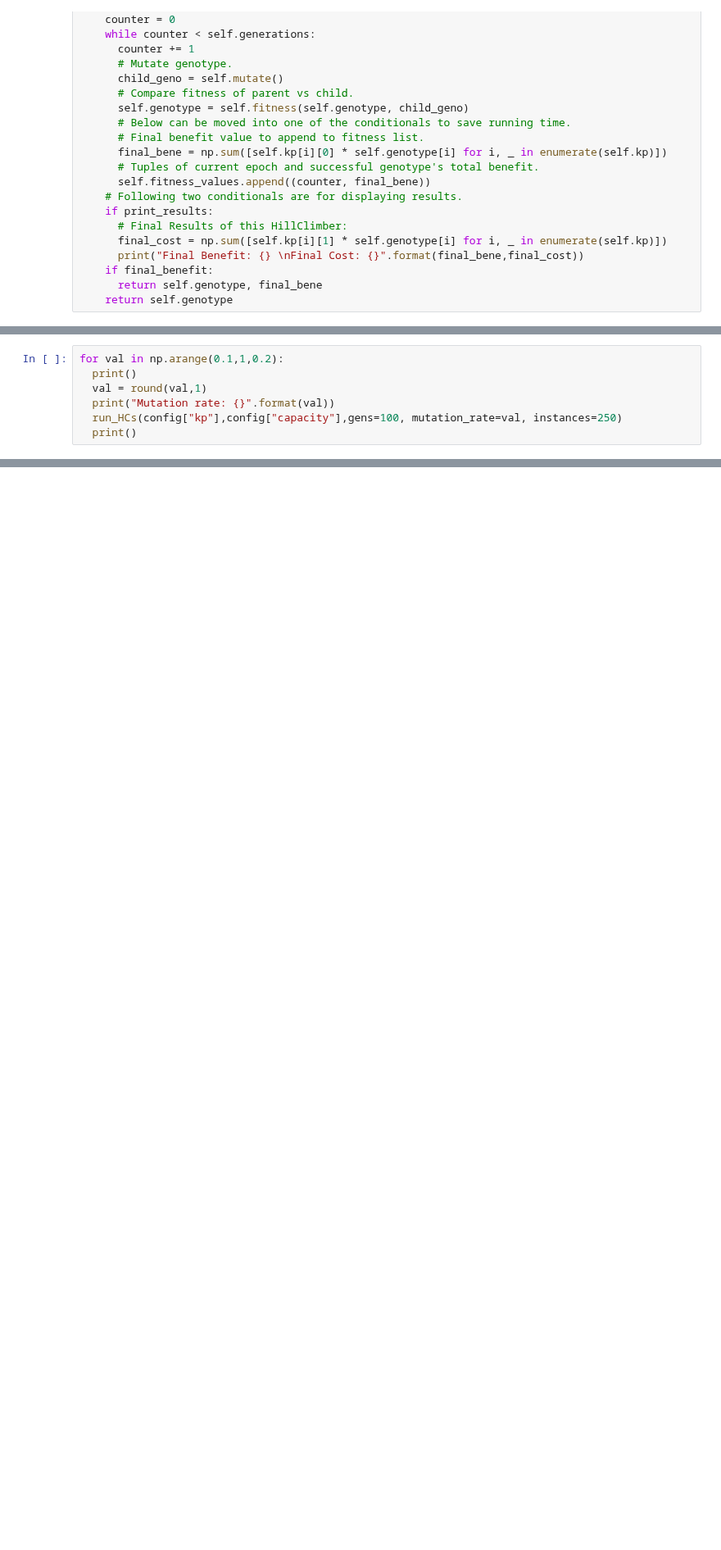
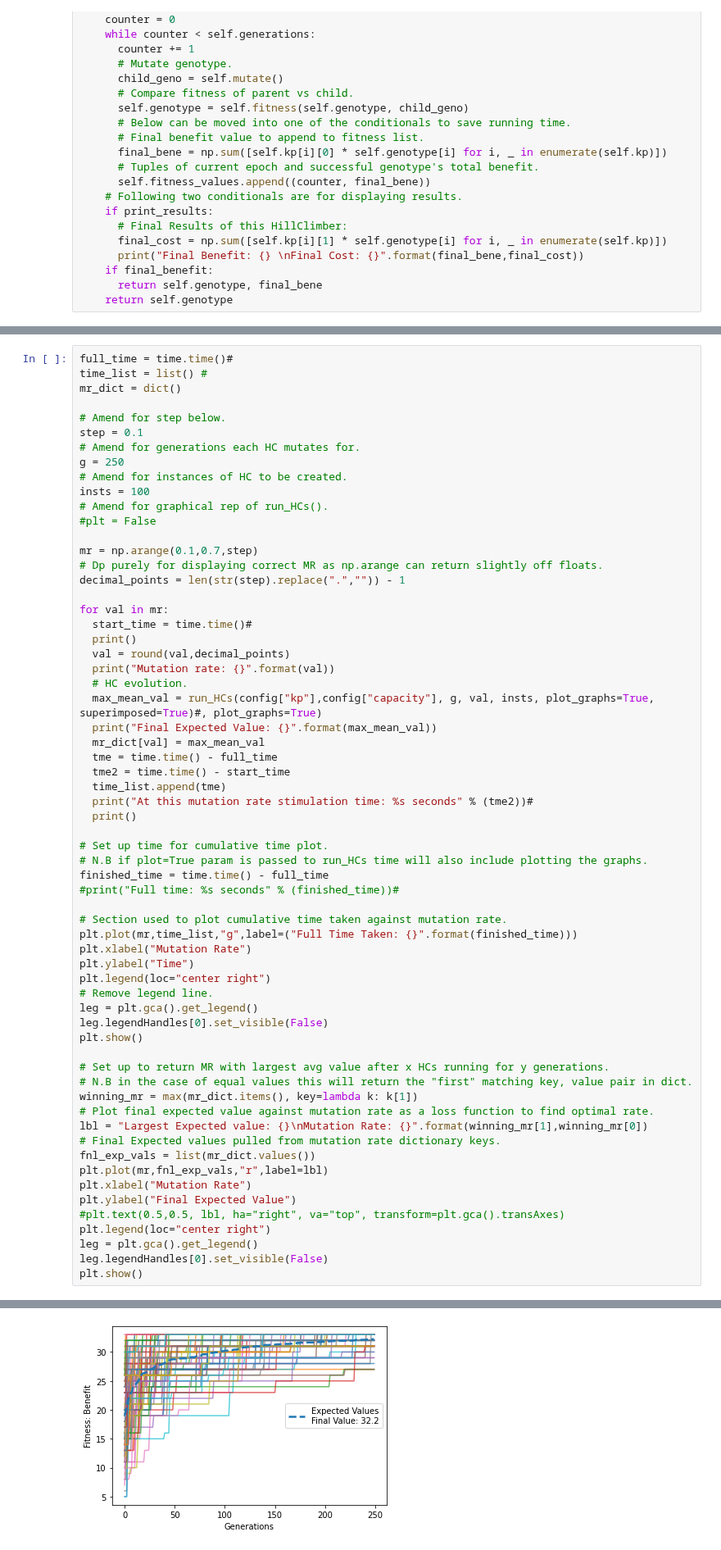
Before and after one commit to LordLean/Acquired-Intelligence-Adaptive-Behaviour, a Jupyter notebook: AIAB_Labs/hillclimber.ipynb, the cells around one changed output, grey strips where cells are left out. Shown at 82% size. Drawn from its saved outputs; the diff is of its cells as text; blank space fills up the shorter version.

```diff
--- a/AIAB_Labs/hillclimber.ipynb
+++ b/AIAB_Labs/hillclimber.ipynb
@@ -163,7 +178,0 @@ run_HCs(config["kp"],config["capacity"],gens=100, instances=100)
-# %%
-for val in np.arange(0.1,1,0.2):
-  print()
-  val = round(val,1)
-  print("Mutation rate: {}".format(val))
-  run_HCs(config["kp"],config["capacity"],gens=100, mutation_rate=val, instances=250)
-  print()
@@ -253,0 +179,64 @@ print(max(storage))
+# %%
+full_time = time.time()#
+time_list = list() #
+mr_dict = dict()
+
+# Amend for step below.
+step = 0.1
+# Amend for generations each HC mutates for.
+g = 250
+# Amend for instances of HC to be created.
+insts = 100
+# Amend for graphical rep of run_HCs().
+#plt = False
+
+mr = np.arange(0.1,0.7,step)
+# Dp purely for displaying correct MR as np.arange can return slightly off floats.
+decimal_points = len(str(step).replace(".","")) - 1
+
+for val in mr:
+  start_time = time.time()#
+  print()
+  val = round(val,decimal_points)
+  print("Mutation rate: {}".format(val))
+  # HC evolution.
+  max_mean_val = run_HCs(config["kp"],config["capacity"], g, val, insts, plot_graphs=True, superimposed=True)#, plot_graphs=True)
+  print("Final Expected Value: {}".format(max_mean_val))
+  mr_dict[val] = max_mean_val
+  tme = time.time() - full_time
+  tme2 = time.time() - start_time
+  time_list.append(tme)
+  print("At this mutation rate stimulation time: %s seconds" % (tme2))#
+  print()
+
+# Set up time for cumulative time plot.
+# N.B if plot=True param is passed to run_HCs time will also include plotting the graphs.
+finished_time = time.time() - full_time
+#print("Full time: %s seconds" % (finished_time))#
+
+# Section used to plot cumulative time taken against mutation rate.
+plt.plot(mr,time_list,"g",label=("Full Time Taken: {}".format(finished_time)))
+plt.xlabel("Mutation Rate")
+plt.ylabel("Time")
+plt.legend(loc="center right")
+# Remove legend line.
+leg = plt.gca().get_legend()
+leg.legendHandles[0].set_visible(False)
+plt.show()
+
+# Set up to return MR with largest avg value after x HCs running for y generations.
+# N.B in the case of equal values this will return the "first" matching key, value pair in dict.
+winning_mr = max(mr_dict.items(), key=lambda k: k[1])
+# Plot final expected value against mutation rate as a loss function to find optimal rate.
+lbl = "Largest Expected value: {}\nMutation Rate: {}".format(winning_mr[1],winning_mr[0])
+# Final Expected values pulled from mutation rate dictionary keys.
+fnl_exp_vals = list(mr_dict.values())
+plt.plot(mr,fnl_exp_vals,"r",label=lbl)
+plt.xlabel("Mutation Rate")
+plt.ylabel("Final Expected Value")
+#plt.text(0.5,0.5, lbl, ha="right", va="top", transform=plt.gca().transAxes)
+plt.legend(loc="center right")
+leg = plt.gca().get_legend()
+leg.legendHandles[0].set_visible(False)
+plt.show()
+# %% [output]
@@ -253,0 +244 @@ print(max(storage))
+[figure, added]
```
Also changed, not shown: parts of 11 cells of this notebook.
